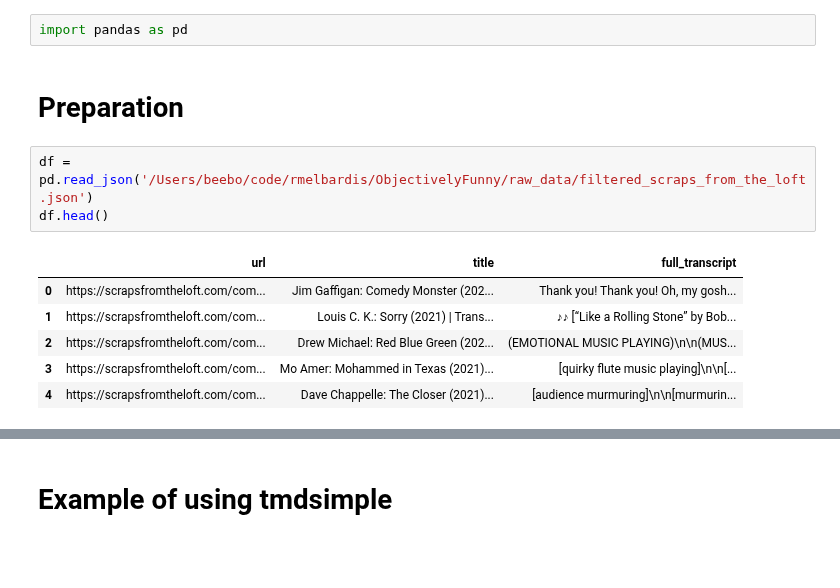
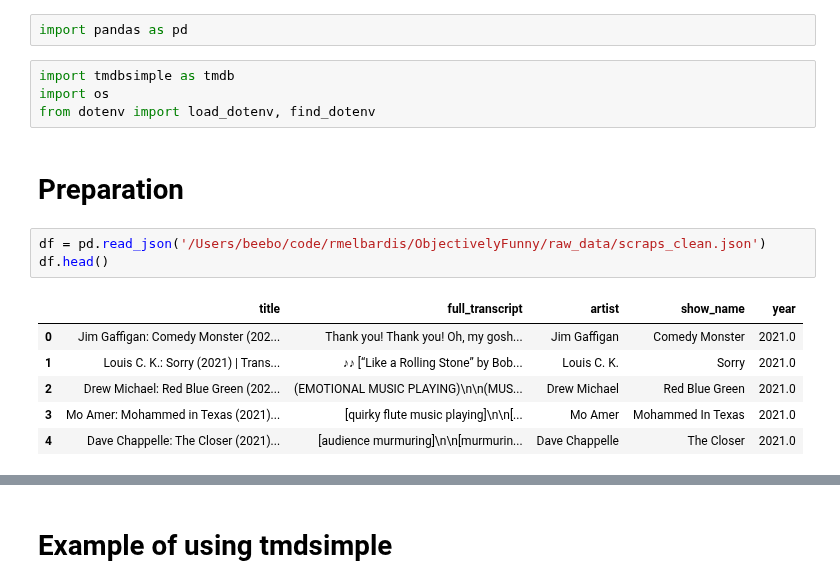
Before and after one commit to rmelbardis/ObjectivelyFunny, a Jupyter notebook: notebooks/extraction.ipynb, the cells around one changed output, grey strips where cells are left out. Drawn from its saved outputs; the diff is of its cells as text; blank space fills up the shorter version.

```diff
--- a/notebooks/extraction.ipynb
+++ b/notebooks/extraction.ipynb
@@ -2,16 +2,20 @@
 pip install tmdbsimple
 # %%
 import pandas as pd
+# %%
+import tmdbsimple as tmdb
+import os
+from dotenv import load_dotenv, find_dotenv
 # %% [markdown]
 # Preparation
 # %%
-df = pd.read_json('/Users/beebo/code/rmelbardis/ObjectivelyFunny/raw_data/filtered_scraps_from_the_loft.json')
+df = pd.read_json('/Users/beebo/code/rmelbardis/ObjectivelyFunny/raw_data/scraps_clean.json')
 df.head()
 # %% [output]
-|  | url | title | full_transcript |
-| 0 | https://scrapsfromtheloft.com/com... | Jim Gaffigan: Comedy Monster (202... | Thank you! Thank you! Oh, my gosh... |
-| 1 | https://scrapsfromtheloft.com/com... | Louis C. K.: Sorry (2021) | Trans... | ♪♪ [“Like a Rolling Stone” by Bob... |
-| 2 | https://scrapsfromtheloft.com/com... | Drew Michael: Red Blue Green (202... | (EMOTIONAL MUSIC PLAYING)\n\n(MUS... |
-| 3 | https://scrapsfromtheloft.com/com... | Mo Amer: Mohammed in Texas (2021)... | [quirky flute music playing]\n\n[... |
-| 4 | https://scrapsfromtheloft.com/com... | Dave Chappelle: The Closer (2021)... | [audience murmuring]\n\n[murmurin... |
+|  | title | full_transcript | artist | show_name | year |
+| 0 | Jim Gaffigan: Comedy Monster (202... | Thank you! Thank you! Oh, my gosh... | Jim Gaffigan | Comedy Monster | 2021.0 |
+| 1 | Louis C. K.: Sorry (2021) | Trans... | ♪♪ [“Like a Rolling Stone” by Bob... | Louis C. K. | Sorry | 2021.0 |
+| 2 | Drew Michael: Red Blue Green (202... | (EMOTIONAL MUSIC PLAYING)\n\n(MUS... | Drew Michael | Red Blue Green | 2021.0 |
+| 3 | Mo Amer: Mohammed in Texas (2021)... | [quirky flute music playing]\n\n[... | Mo Amer | Mohammed In Texas | 2021.0 |
+| 4 | Dave Chappelle: The Closer (2021)... | [audience murmuring]\n\n[murmurin... | Dave Chappelle | The Closer | 2021.0 |
 # %%
```
Also changed, not shown: parts of 25 cells of this notebook.
